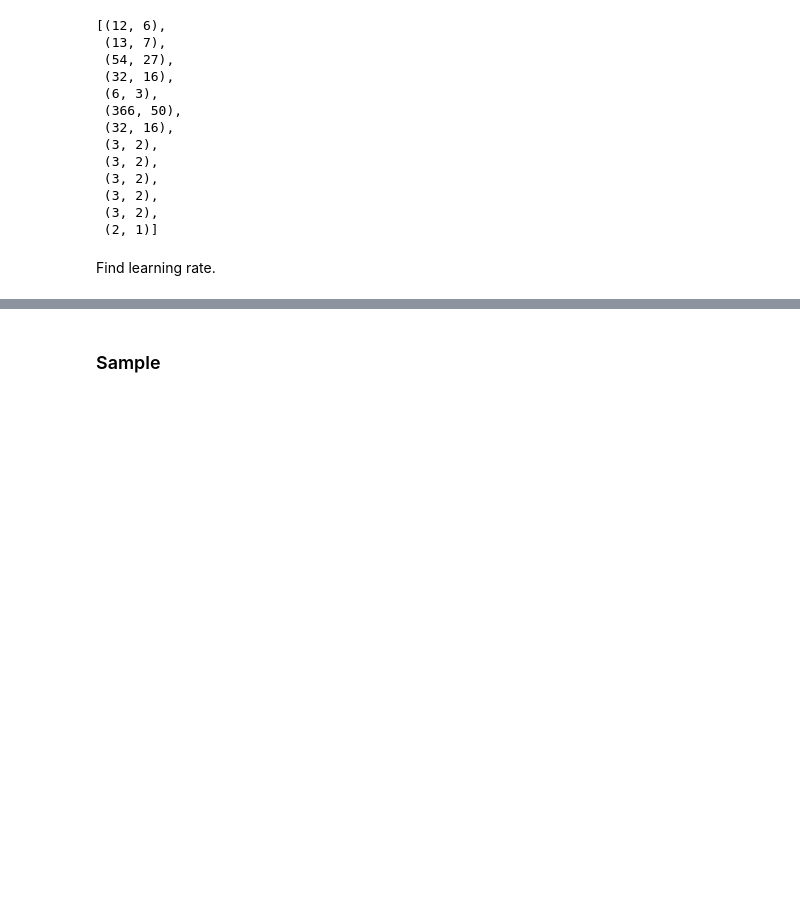
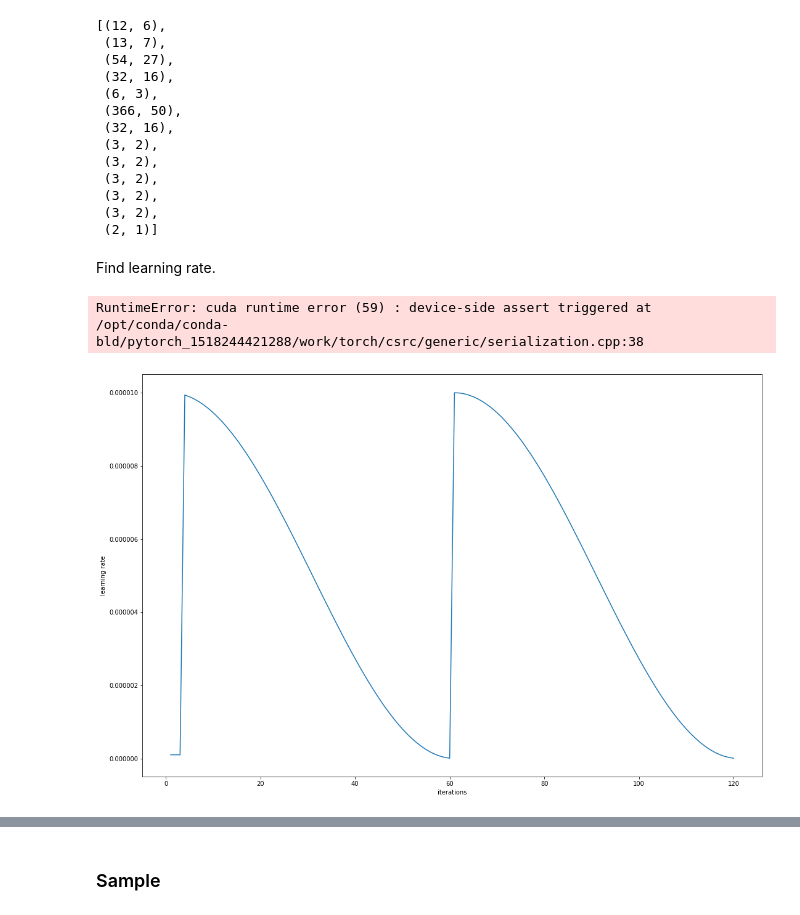
Before and after one commit to matthewrcarpenter/finance, a Jupyter notebook: Gold-fastai-test.ipynb, the cells around one changed output, grey strips where cells are left out. Saved outputs shown, nothing was run; the diff lists cells and outputs as text; code cells hidden in the pictures; blank space fills up the shorter version.

```diff
--- a/Gold-fastai-test.ipynb
+++ b/Gold-fastai-test.ipynb
@@ -289,0 +316,2 @@ val_idx = list(range(train_size, len(df)))
+# %%
+joined_test = joined_test.set_index('Date')
@@ -290,3 +338,9 @@ val_idx = list(range(train_size, len(df)))
+# %%
+df_test, _, nas, mapper = proc_df(joined_test, dep, do_scale=True,
+                                  mapper=mapper, na_dict=nas)
+# %%
+joined = joined.dropna()
+joined_test = joined_test.dropna()
 # %% [markdown]
 ## Deep Learning
 # %% [markdown]
@@ -307,7 +361,7 @@ y_range = (0, max_log_y*1.2)
 We can create a ModelData object directly from out data frame.
 # %%
 md = ColumnarModelData.from_data_frame(PATH, val_idx, df, yl.astype(np.float32), cat_flds=cat_vars, bs=128,
-                                       test_df=df_test)
+                                       test_df=joined_test)
 # %% [markdown]
 Create categorical variables.
 # %%
@@ -353,6 +407,12 @@ m = md.get_learner(emb_szs, len(df.columns)-len(cat_vars),
                    0.04, 1, [1000,500], [0.001,0.01], y_range=y_range)
 lr = 1e-3
 # %%
-m.lr_find()
+m.lr_find(1e-7,1e-3)
+# %% [output]
+RuntimeError: cuda runtime error (59) : device-side assert triggered at /opt/conda/conda-bld/pytorch_1518244421288/work/torch/csrc/generic/serialization.cpp:38
+# %%
+m.sched.plot_lr()
+# %% [output]
+[figure, added]
 # %%
 m.sched.plot(100)
```
Also changed, not shown: parts of 35 cells of this notebook.
